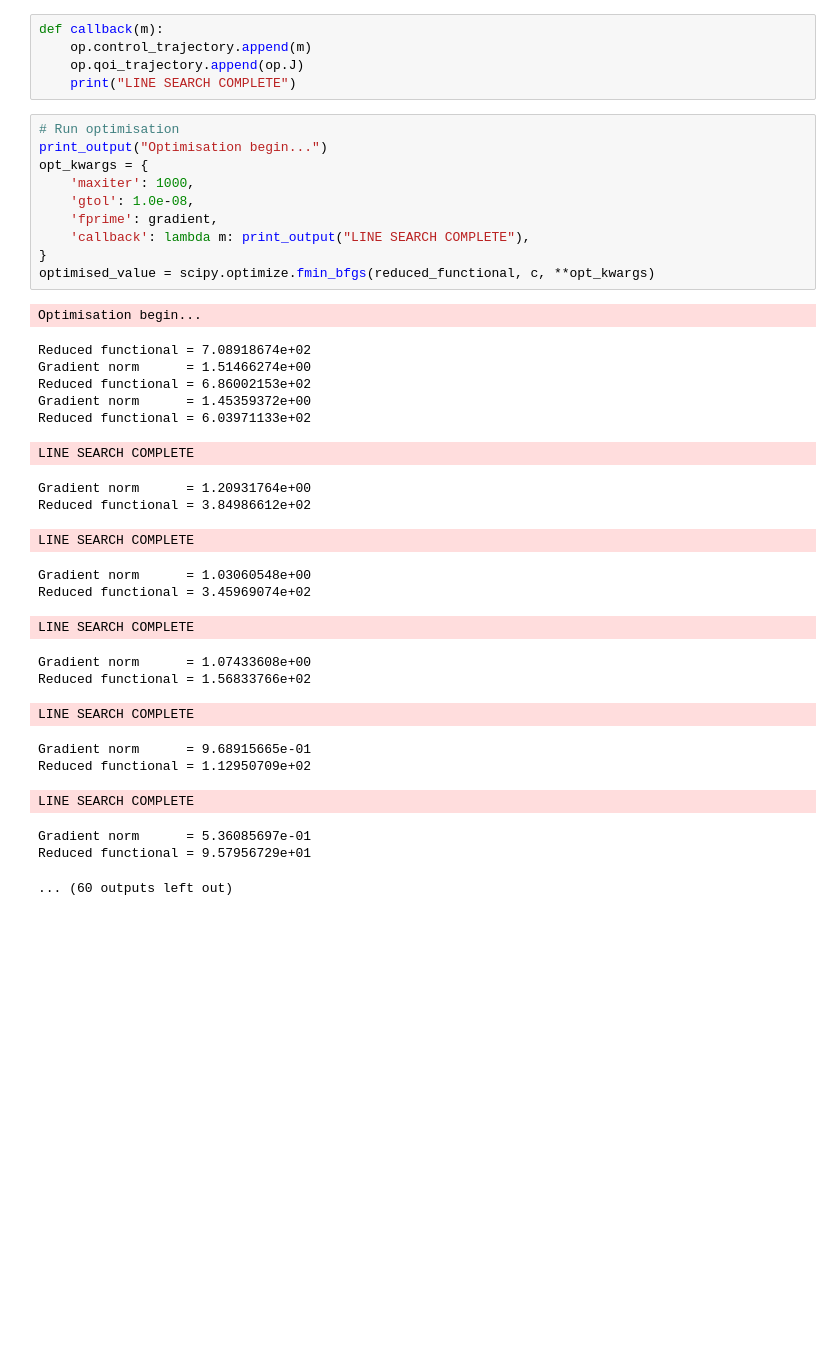
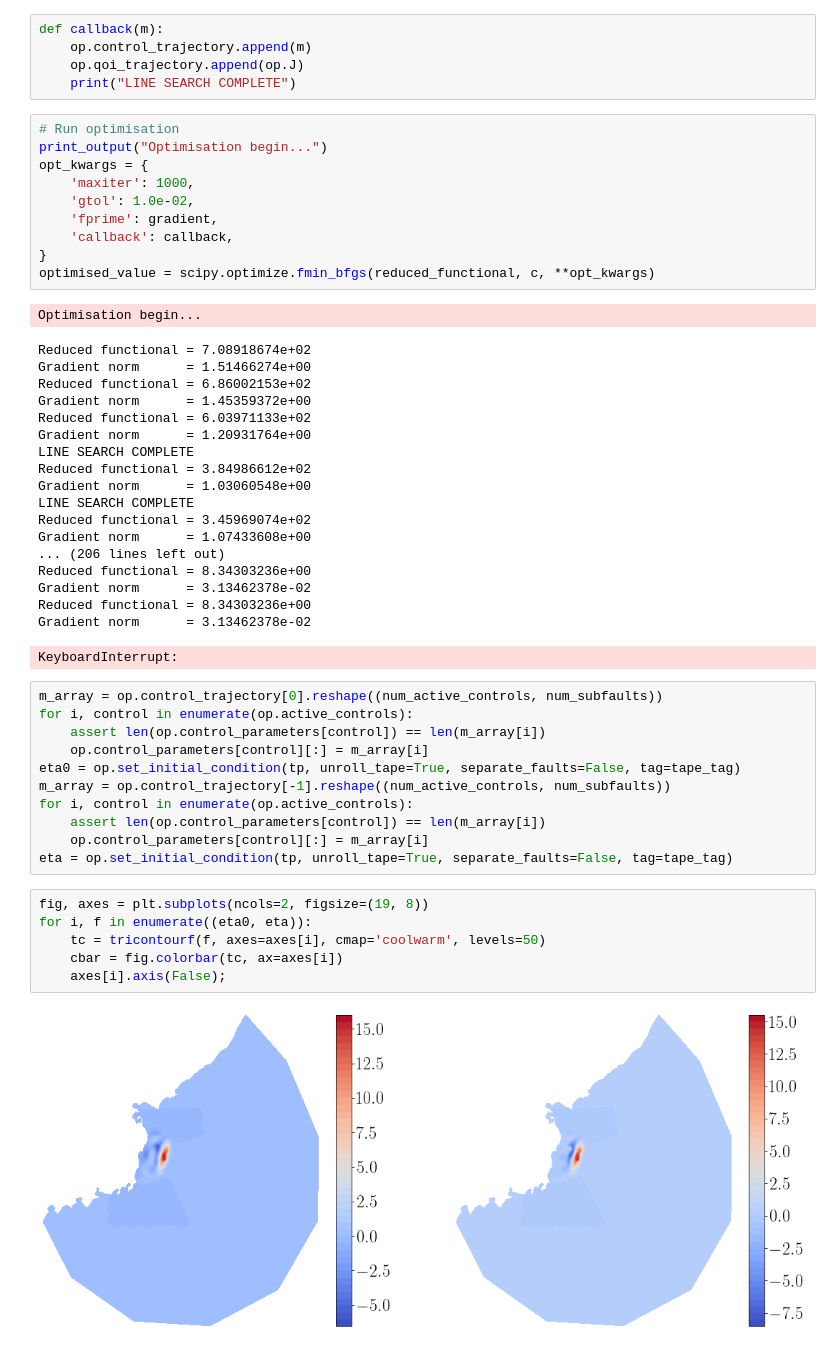
Before and after one commit to jwallwork23/adapt_utils_notebooks, a Jupyter notebook: case_studies/tohoku/full_okada_inversion.ipynb, the cells around one changed output. Cells and saved outputs as stored; diff of their text form; blank space fills up the shorter version.

```diff
--- a/case_studies/tohoku/full_okada_inversion.ipynb
+++ b/case_studies/tohoku/full_okada_inversion.ipynb
@@ -140,9 +142,9 @@ def callback(m):
 print_output("Optimisation begin...")
 opt_kwargs = {
     'maxiter': 1000,
-    'gtol': 1.0e-08,
+    'gtol': 1.0e-02,
     'fprime': gradient,
-    'callback': lambda m: print_output("LINE SEARCH COMPLETE"),
+    'callback': callback,
 }
 optimised_value = scipy.optimize.fmin_bfgs(reduced_functional, c, **opt_kwargs)
 # %% [output]
@@ -152,19 +154,35 @@ Gradient norm      = 1.51466274e+00
 Reduced functional = 6.86002153e+02
 Gradient norm      = 1.45359372e+00
 Reduced functional = 6.03971133e+02
+Gradient norm      = 1.20931764e+00
+LINE SEARCH COMPLETE
+Reduced functional = 3.84986612e+02
+Gradient norm      = 1.03060548e+00
+LINE SEARCH COMPLETE
+Reduced functional = 3.45969074e+02
+Gradient norm      = 1.07433608e+00
+... (206 lines left out)
+Reduced functional = 8.34303236e+00
+Gradient norm      = 3.13462378e-02
+Reduced functional = 8.34303236e+00
+Gradient norm      = 3.13462378e-02
-LINE SEARCH COMPLETE
+KeyboardInterrupt:
-Gradient norm      = 1.20931764e+00
-Reduced functional = 3.84986612e+02
-LINE SEARCH COMPLETE
-Gradient norm      = 1.03060548e+00
-Reduced functional = 3.45969074e+02
-LINE SEARCH COMPLETE
-Gradient norm      = 1.07433608e+00
-Reduced functional = 1.56833766e+02
-LINE SEARCH COMPLETE
-Gradient norm      = 9.68915665e-01
-Reduced functional = 1.12950709e+02
-LINE SEARCH COMPLETE
-Gradient norm      = 5.36085697e-01
-Reduced functional = 9.57956729e+01
-... (60 outputs left out)
+# %%
+m_array = op.control_trajectory[0].reshape((num_active_controls, num_subfaults))
+for i, control in enumerate(op.active_controls):
+    assert len(op.control_parameters[control]) == len(m_array[i])
+    op.control_parameters[control][:] = m_array[i]
+eta0 = op.set_initial_condition(tp, unroll_tape=True, separate_faults=False, tag=tape_tag)
+m_array = op.control_trajectory[-1].reshape((num_active_controls, num_subfaults))
+for i, control in enumerate(op.active_controls):
+    assert len(op.control_parameters[control]) == len(m_array[i])
+    op.control_parameters[control][:] = m_array[i]
+eta = op.set_initial_condition(tp, unroll_tape=True, separate_faults=False, tag=tape_tag)
+# %%
+fig, axes = plt.subplots(ncols=2, figsize=(19, 8))
+for i, f in enumerate((eta0, eta)):
+    tc = tricontourf(f, axes=axes[i], cmap='coolwarm', levels=50)
+    cbar = fig.colorbar(tc, ax=axes[i])
+    axes[i].axis(False);
+# %% [output]
+[figure, added]
```
Also changed, not shown: parts of 4 cells of this notebook, 2 other files.
